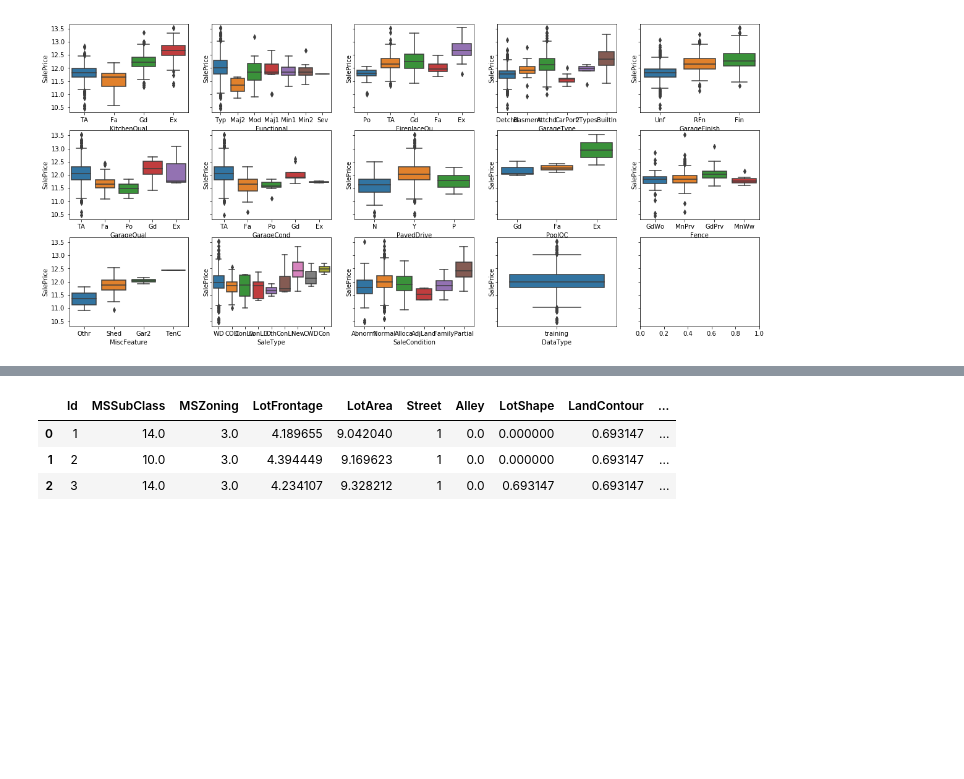
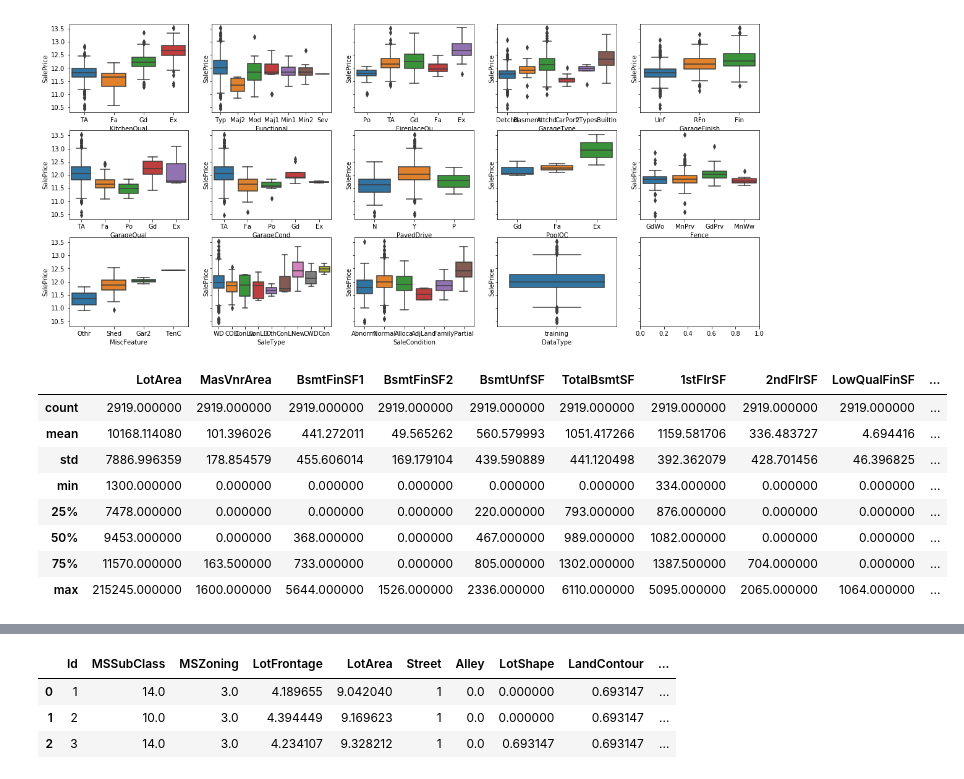
Before and after one commit to monthepp/kaggle, a Jupyter notebook: house_prices_advanced_regression_techniques/house_prices_advanced_regression_techniques.ipynb, the cells around one changed output, grey strips where cells are left out. Saved outputs shown, nothing was run; the diff lists cells and outputs as text; code cells hidden in the pictures; blank space fills up the shorter version.

```diff
--- a/house_prices_advanced_regression_techniques/house_prices_advanced_regression_techniques.ipynb
+++ b/house_prices_advanced_regression_techniques/house_prices_advanced_regression_techniques.ipynb
@@ -188,12 +196,12 @@ data_df[(data_df['TotalBsmtSF'] > 4000) & (data_df['DataType'] == 'Training')]['
 # %%
 # feature extraction: 1stFlrSF
-data_df[(data_df['1stFlrSF'] > 4000) & (data_df['DataType'] == 'Training')]['DataType'] = 'Excluded'
+data_df.loc[(data_df['1stFlrSF'] > 4000) & (data_df['DataType'] == 'training'), 'DataType'] = 'excluded'
 # %%
 # feature extraction: GrLivArea
-data_df[(data_df['GrLivArea'] > 4000) & (data_df['DataType'] == 'Training')]['DataType'] = 'Excluded'
+data_df.loc[(data_df['GrLivArea'] > 4000) & (data_df['DataType'] == 'training'), 'DataType'] = 'excluded'
 # %%
 # feature extraction: OpenPorchSF
-data_df[(data_df['OpenPorchSF'] > 400) & (data_df['DataType'] == 'Training')]['DataType'] = 'Excluded'
+data_df.loc[(data_df['OpenPorchSF'] > 400) & (data_df['DataType'] == 'training'), 'DataType'] = 'excluded'
 # %%
 # feature extraction: EnclosedPorch
-data_df[(data_df['EnclosedPorch'] > 400) & (data_df['DataType'] == 'Training')]['DataType'] = 'Excluded'
+data_df.loc[(data_df['EnclosedPorch'] > 400) & (data_df['DataType'] == 'training'), 'DataType'] = 'excluded'
@@ -206,0 +208,20 @@ def featuresort(dfx, by = None, column = None):
+# %%
+# feature extraction: combination of keyword area
+col = ['LotArea', 'MasVnrArea', 'BsmtFinSF1', 'BsmtFinSF2', 'BsmtUnfSF', 'TotalBsmtSF',
+       '1stFlrSF', '2ndFlrSF', 'LowQualFinSF', 'GrLivArea', 'GarageArea',
+       'WoodDeckSF', 'OpenPorchSF', 'EnclosedPorch', '3SsnPorch', 'ScreenPorch', 'PoolArea']
+data_df[col] = data_df[col].fillna(0)
+data_df['TotalSF'] = data_df['TotalBsmtSF'] + data_df['GrLivArea']
+data_df['TotalPorch'] = data_df['OpenPorchSF'] + data_df['EnclosedPorch'] + data_df['3SsnPorch'] + data_df['ScreenPorch']
+data_df['TotalArea'] = data_df['TotalSF'] + data_df['TotalPorch'] + data_df['GarageArea']
+data_df.loc[:, col].describe(include='all')
+# %% [output]
+|  | LotArea | MasVnrArea | BsmtFinSF1 | BsmtFinSF2 | BsmtUnfSF | TotalBsmtSF | 1stFlrSF | 2ndFlrSF | LowQualFinSF | ... |
+| count | 2919.000000 | 2919.000000 | 2919.000000 | 2919.000000 | 2919.000000 | 2919.000000 | 2919.000000 | 2919.000000 | 2919.000000 | ... |
+| mean | 10168.114080 | 101.396026 | 441.272011 | 49.565262 | 560.579993 | 1051.417266 | 1159.581706 | 336.483727 | 4.694416 | ... |
+| std | 7886.996359 | 178.854579 | 455.606014 | 169.179104 | 439.590889 | 441.120498 | 392.362079 | 428.701456 | 46.396825 | ... |
+| min | 1300.000000 | 0.000000 | 0.000000 | 0.000000 | 0.000000 | 0.000000 | 334.000000 | 0.000000 | 0.000000 | ... |
+| 25% | 7478.000000 | 0.000000 | 0.000000 | 0.000000 | 220.000000 | 793.000000 | 876.000000 | 0.000000 | 0.000000 | ... |
+| 50% | 9453.000000 | 0.000000 | 368.000000 | 0.000000 | 467.000000 | 989.000000 | 1082.000000 | 0.000000 | 0.000000 | ... |
+| 75% | 11570.000000 | 163.500000 | 733.000000 | 0.000000 | 805.000000 | 1302.000000 | 1387.500000 | 704.000000 | 0.000000 | ... |
+| max | 215245.000000 | 1600.000000 | 5644.000000 | 1526.000000 | 2336.000000 | 6110.000000 | 5095.000000 | 2065.000000 | 1064.000000 | ... |
```
Also changed, not shown: parts of 29 cells of this notebook.
